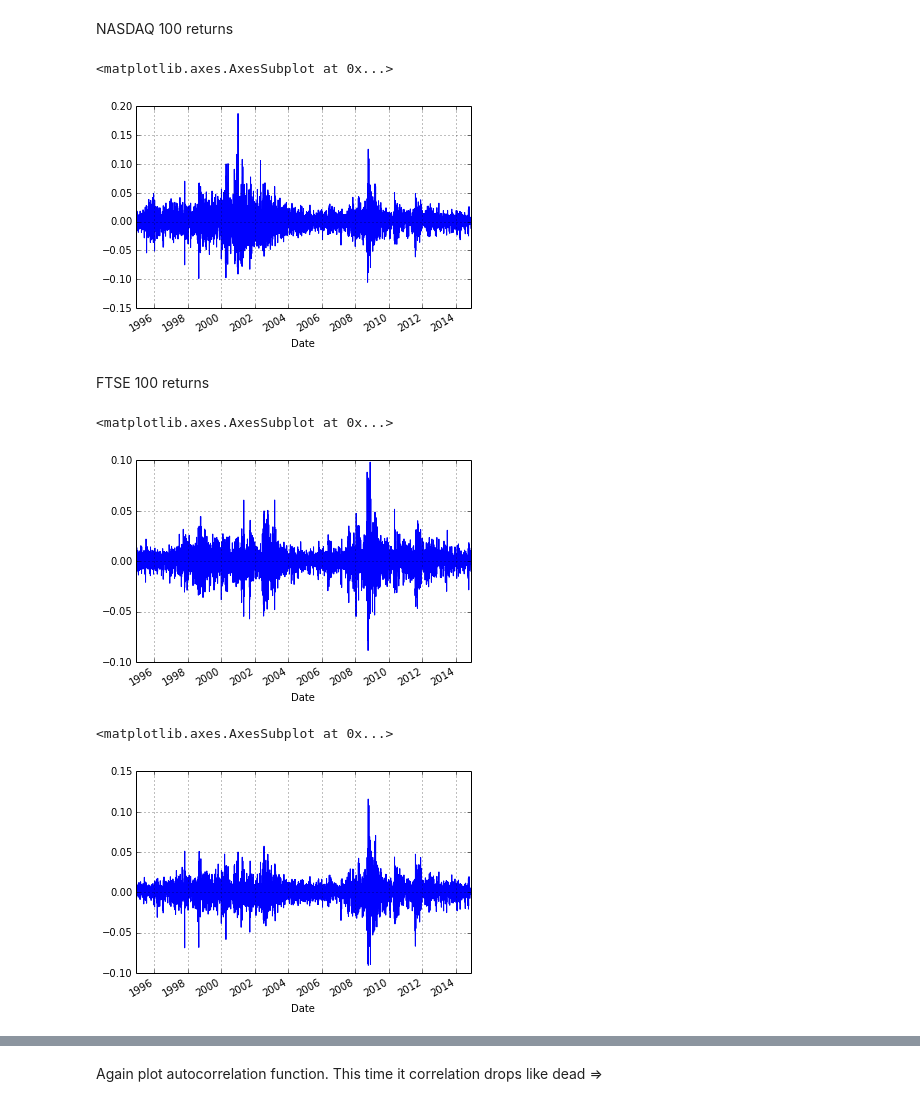
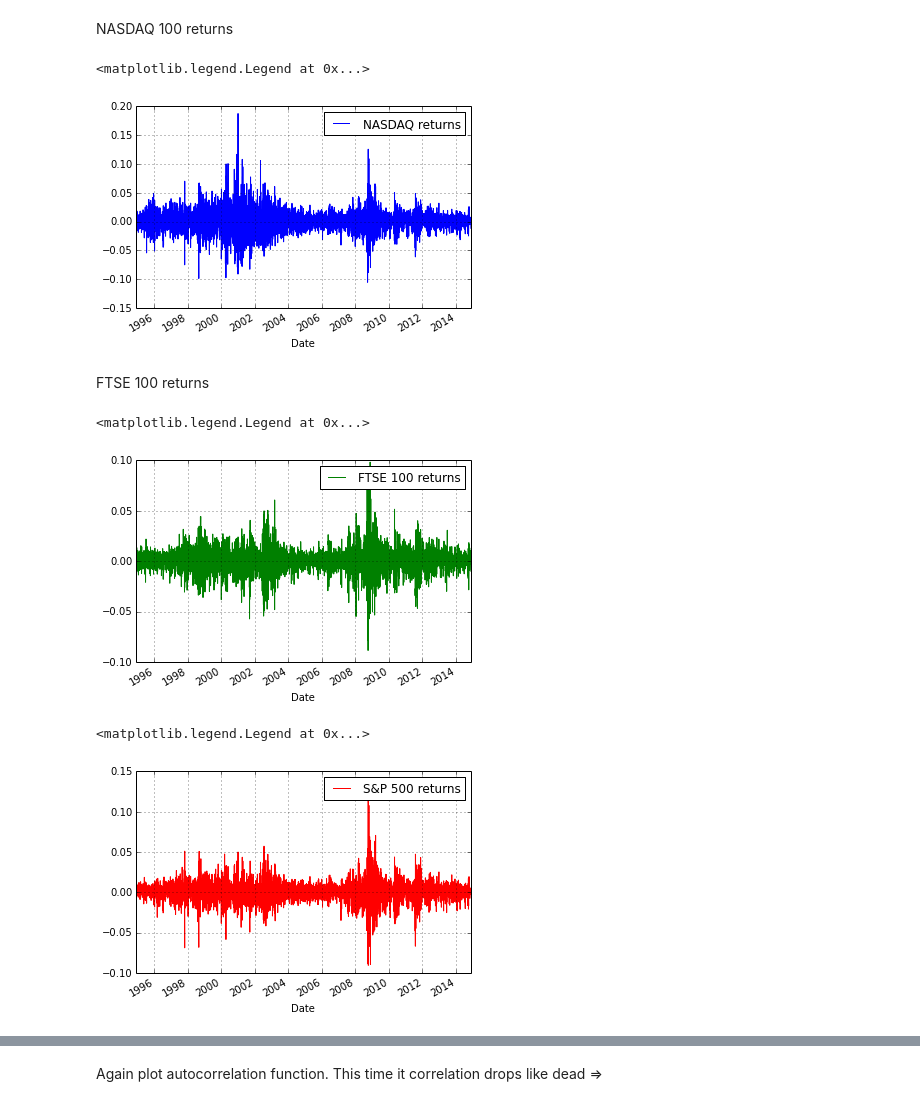
Before and after one commit to ankitvad/ML-FIN, a Jupyter notebook: Testing Random-Walk Hypothesis and related shit.ipynb, the cells around one changed output, grey strips where cells are left out. Cells and saved outputs as stored; diff of their text form; code cells hidden in the pictures.

```diff
--- a/Testing Random-Walk Hypothesis and related shit.ipynb
+++ b/Testing Random-Walk Hypothesis and related shit.ipynb
@@ -157,21 +189,24 @@ Here belong some conclusions about that horseshit from regressions...
 NASDAQ 100 returns
 # %%
 NDX_1d_returns = NDX['Adj Close'].pct_change().dropna()
-NDX_1d_returns.plot()
+NDX_1d_returns.plot(label='NASDAQ returns')
+plt.legend()
 # %% [output]
-<matplotlib.axes.AxesSubplot at 0x...>
+<matplotlib.legend.Legend at 0x...>
-[figure, old version]
+[figure, new version]
 # %% [markdown]
 FTSE 100 returns
 # %%
 FTSE_1d_returns = FTSE['Adj Close'].pct_change().dropna()
-FTSE_1d_returns.plot()
+FTSE_1d_returns.plot(color='g', label='FTSE 100 returns')
+plt.legend()
 # %% [output]
-<matplotlib.axes.AxesSubplot at 0x...>
+<matplotlib.legend.Legend at 0x...>
-[figure, old version]
+[figure, new version]
 # %%
 GSPC_1d_returns = GSPC['Adj Close'].pct_change().dropna()
-GSPC_1d_returns.plot()
+GSPC_1d_returns.plot(color='r', label='S&P 500 returns')
+plt.legend()
 # %% [output]
-<matplotlib.axes.AxesSubplot at 0x...>
+<matplotlib.legend.Legend at 0x...>
-[figure, old version]
+[figure, new version]
```
Also changed, not shown: parts of 17 cells of this notebook.
